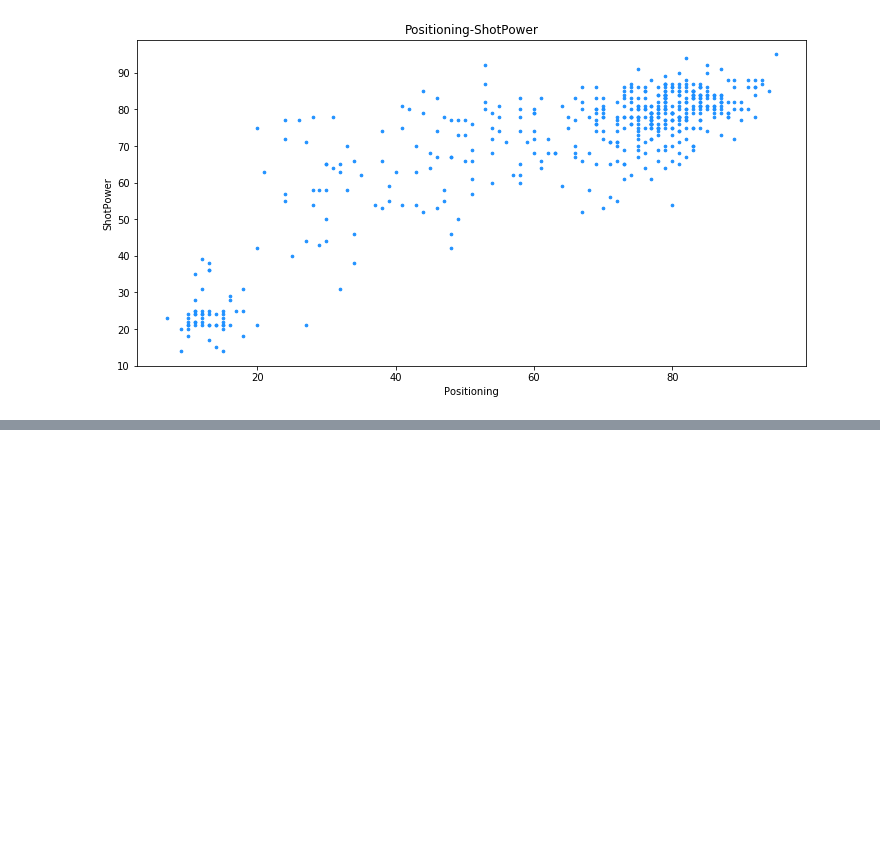
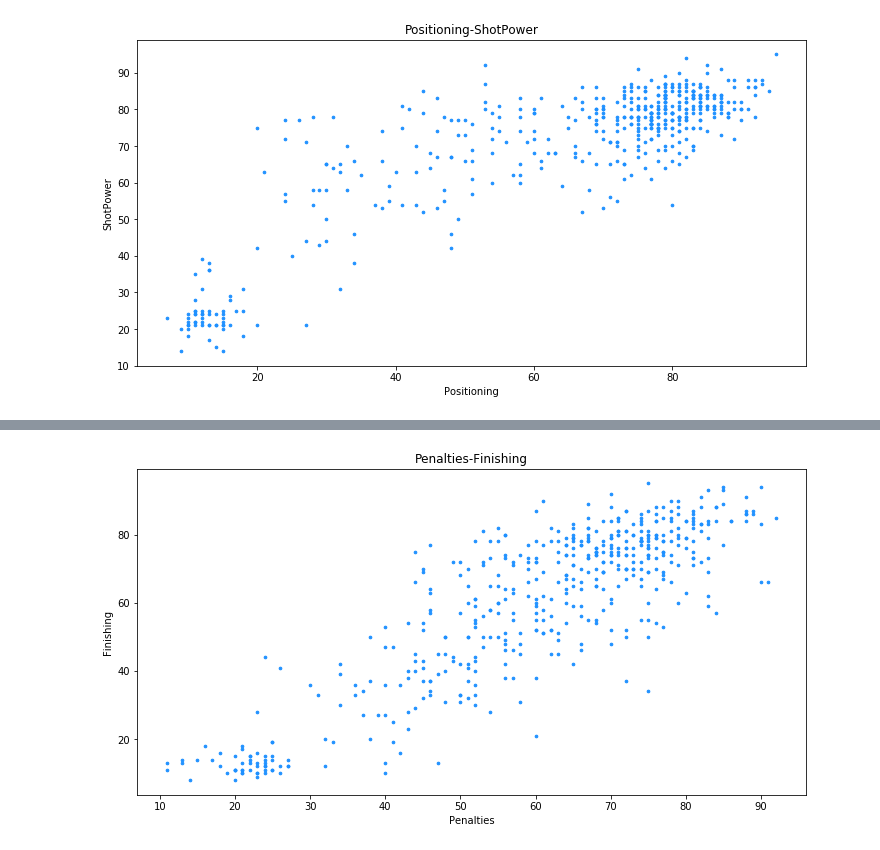
Before and after one commit to reyllama/toy_datascience, a Jupyter notebook: fifa19/EDA.ipynb, the cells around one changed output, grey strips where cells are left out. Cells and saved outputs as stored; diff of their text form; code cells hidden in the pictures; blank space fills up the shorter version.

```diff
--- a/fifa19/EDA01.ipynb
+++ b/fifa19/EDA.ipynb
@@ -441,0 +418,4 @@ scatter_rel(feature_one='Positioning', feature_two='ShotPower')
+# %%
+scatter_rel(feature_one='Penalties', feature_two='Finishing')
+# %% [output]
+[figure, added]
```
Also changed, not shown: parts of 70 cells of this notebook.
